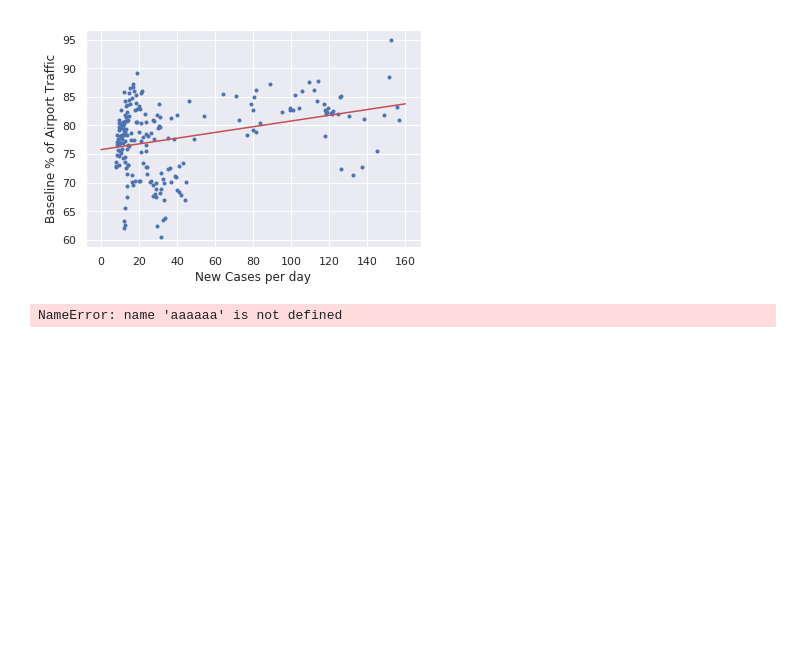
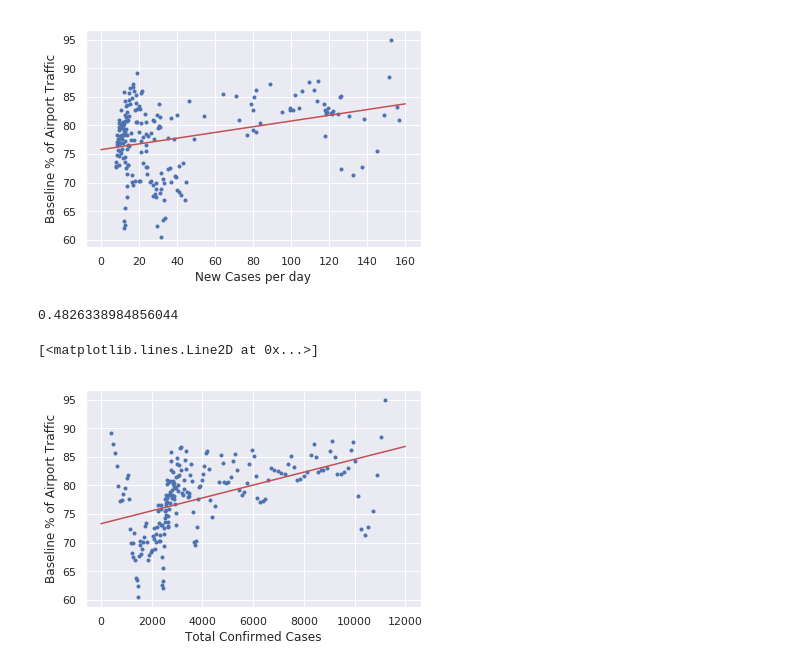
Before and after one commit to clement-ip/covid-airport-travel, a Jupyter notebook: analyze_both.ipynb, the cells around one changed output. Drawn from its saved outputs; the diff is of its cells as text; code cells hidden in the pictures; blank space fills up the shorter version.

Commit message:
confirmed vs percent linear analysis, seems like non-linear might be better

```diff
--- a/analyze_both.ipynb
+++ b/analyze_both.ipynb
@@ -108,12 +108,25 @@ plt.plot(linearX, regression.slope*linearX + regression.intercept,'r-')
 0.3320289080751595
 [<matplotlib.lines.Line2D at 0x...>]
 [figure]
-# %%
-# What about confirmed?
-#smooth it, and then plot it
-aaaaaa
-# %% [output]
-NameError: name 'aaaaaa' is not defined
+# %%
+# What about confirmed?
+#smooth it, and then plot it
+joined
+confirm_smooth = lowess(joined['Confirmed'], joined["Date"], frac =0.04) #to reduce weekly cycle effect 7/214 = 0.327
+confirmX = confirm_smooth[:,1]
+plt.plot(confirmX,y, 'b.')
+plt.xlabel('Total Confirmed Cases')
+plt.ylabel('Baseline % of Airport Traffic')
+reg = stats.linregress(confirmX, y)
+print(reg.rvalue)
+linearX = np.linspace(0,12000)
+plt.plot(linearX, reg.slope*linearX + reg.intercept,'r-')
+# slightly better but still terrible. Though interesting to see that consistent dip in airport traffic when the
+# total was around 2000 this was probably due to the inital shock in the early parts of the pandemic
+# %% [output]
+0.4826338984856044
+[<matplotlib.lines.Line2D at 0x...>]
+[figure, added]
 # %%
 # Analyzing statistical correlation in --> first wave
 # %%
```
